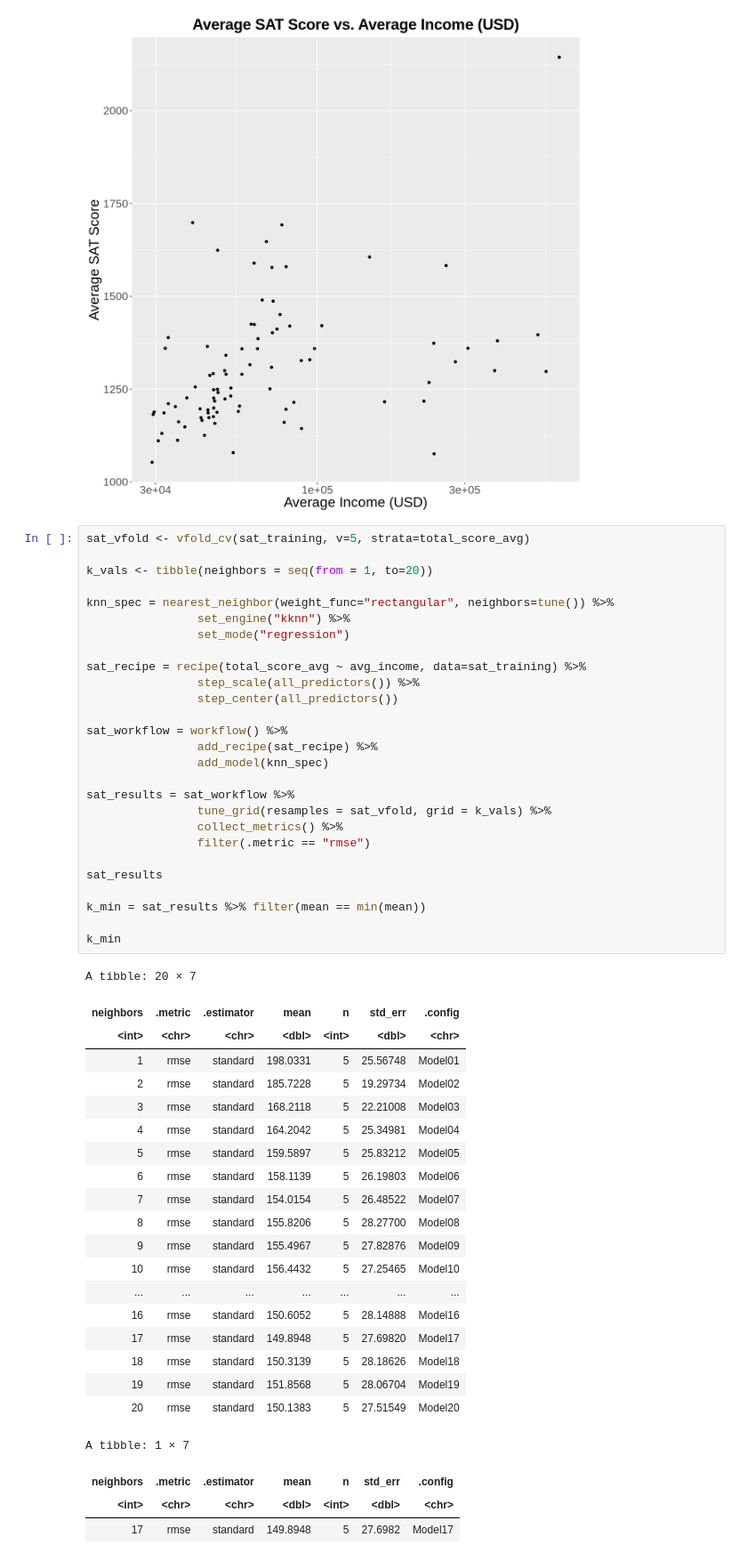
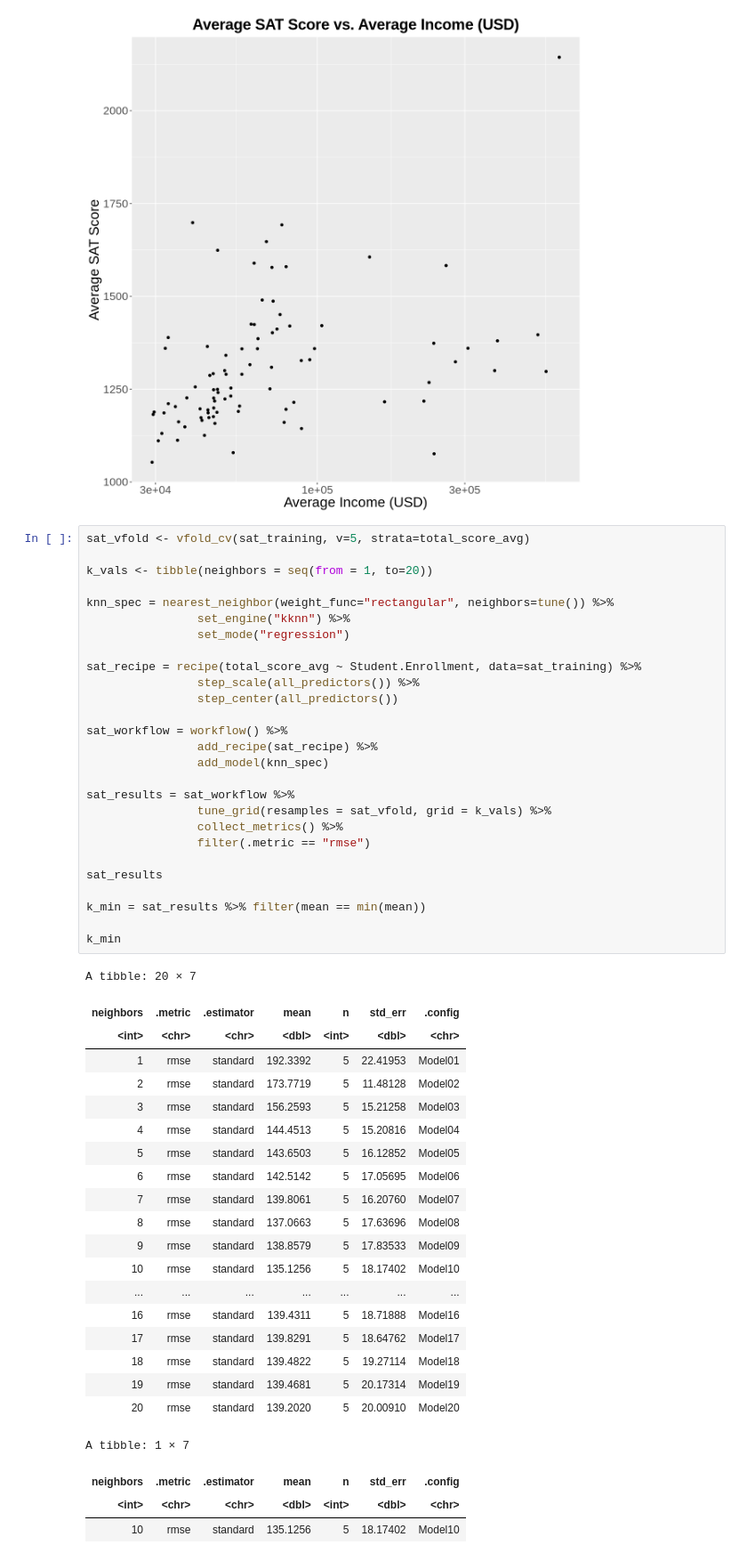
Before and after one commit to emi31770/DSCI-Project, a Jupyter notebook: proposal.ipynb, the cells around one changed output. Shown at 89% size. Saved outputs shown, nothing was run; the diff lists cells and outputs as text.

Commit message:
New metric for model

```diff
--- a/proposal.ipynb
+++ b/proposal.ipynb
@@ -147,51 +147,51 @@ scores_income
 # %%
 sat_vfold <- vfold_cv(sat_training, v=5, strata=total_score_avg)
 
 k_vals <- tibble(neighbors = seq(from = 1, to=20))
 
 knn_spec = nearest_neighbor(weight_func="rectangular", neighbors=tune()) %>%
                 set_engine("kknn") %>%
                 set_mode("regression")
 
-sat_recipe = recipe(total_score_avg ~ avg_income, data=sat_training) %>%
+sat_recipe = recipe(total_score_avg ~ Student.Enrollment, data=sat_training) %>%
                 step_scale(all_predictors()) %>%
                 step_center(all_predictors())
 
 sat_workflow = workflow() %>%
                 add_recipe(sat_recipe) %>%
                 add_model(knn_spec)
 
 sat_results = sat_workflow %>%
                 tune_grid(resamples = sat_vfold, grid = k_vals) %>%
                 collect_metrics() %>%
                 filter(.metric == "rmse")
 
 sat_results
 
 k_min = sat_results %>% filter(mean == min(mean))
 
 k_min
 # %% [output]
 A tibble: 20 × 7
 | neighbors | .metric | .estimator | mean | n | std_err | .config |
 | <int> | <chr> | <chr> | <dbl> | <int> | <dbl> | <chr> |
-| 1 | rmse | standard | 198.0331 | 5 | 25.56748 | Model01 |
-| 2 | rmse | standard | 185.7228 | 5 | 19.29734 | Model02 |
-| 3 | rmse | standard | 168.2118 | 5 | 22.21008 | Model03 |
-| 4 | rmse | standard | 164.2042 | 5 | 25.34981 | Model04 |
-| 5 | rmse | standard | 159.5897 | 5 | 25.83212 | Model05 |
-| 6 | rmse | standard | 158.1139 | 5 | 26.19803 | Model06 |
-| 7 | rmse | standard | 154.0154 | 5 | 26.48522 | Model07 |
-| 8 | rmse | standard | 155.8206 | 5 | 28.27700 | Model08 |
-| 9 | rmse | standard | 155.4967 | 5 | 27.82876 | Model09 |
-| 10 | rmse | standard | 156.4432 | 5 | 27.25465 | Model10 |
+| 1 | rmse | standard | 192.3392 | 5 | 22.41953 | Model01 |
+| 2 | rmse | standard | 173.7719 | 5 | 11.48128 | Model02 |
+| 3 | rmse | standard | 156.2593 | 5 | 15.21258 | Model03 |
+| 4 | rmse | standard | 144.4513 | 5 | 15.20816 | Model04 |
+| 5 | rmse | standard | 143.6503 | 5 | 16.12852 | Model05 |
+| 6 | rmse | standard | 142.5142 | 5 | 17.05695 | Model06 |
+| 7 | rmse | standard | 139.8061 | 5 | 16.20760 | Model07 |
+| 8 | rmse | standard | 137.0663 | 5 | 17.63696 | Model08 |
+| 9 | rmse | standard | 138.8579 | 5 | 17.83533 | Model09 |
+| 10 | rmse | standard | 135.1256 | 5 | 18.17402 | Model10 |
 | ... | ... | ... | ... | ... | ... | ... |
-| 16 | rmse | standard | 150.6052 | 5 | 28.14888 | Model16 |
-| 17 | rmse | standard | 149.8948 | 5 | 27.69820 | Model17 |
-| 18 | rmse | standard | 150.3139 | 5 | 28.18626 | Model18 |
-| 19 | rmse | standard | 151.8568 | 5 | 28.06704 | Model19 |
-| 20 | rmse | standard | 150.1383 | 5 | 27.51549 | Model20 |
+| 16 | rmse | standard | 139.4311 | 5 | 18.71888 | Model16 |
+| 17 | rmse | standard | 139.8291 | 5 | 18.64762 | Model17 |
+| 18 | rmse | standard | 139.4822 | 5 | 19.27114 | Model18 |
+| 19 | rmse | standard | 139.4681 | 5 | 20.17314 | Model19 |
+| 20 | rmse | standard | 139.2020 | 5 | 20.00910 | Model20 |
 A tibble: 1 × 7
 | neighbors | .metric | .estimator | mean | n | std_err | .config |
 | <int> | <chr> | <chr> | <dbl> | <int> | <dbl> | <chr> |
-| 17 | rmse | standard | 149.8948 | 5 | 27.6982 | Model17 |
+| 10 | rmse | standard | 135.1256 | 5 | 18.17402 | Model10 |
```
